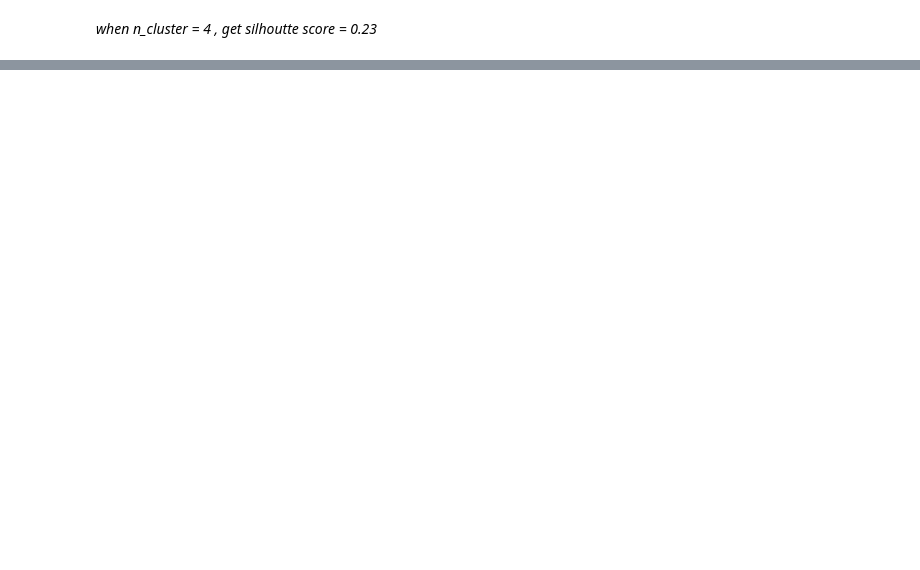
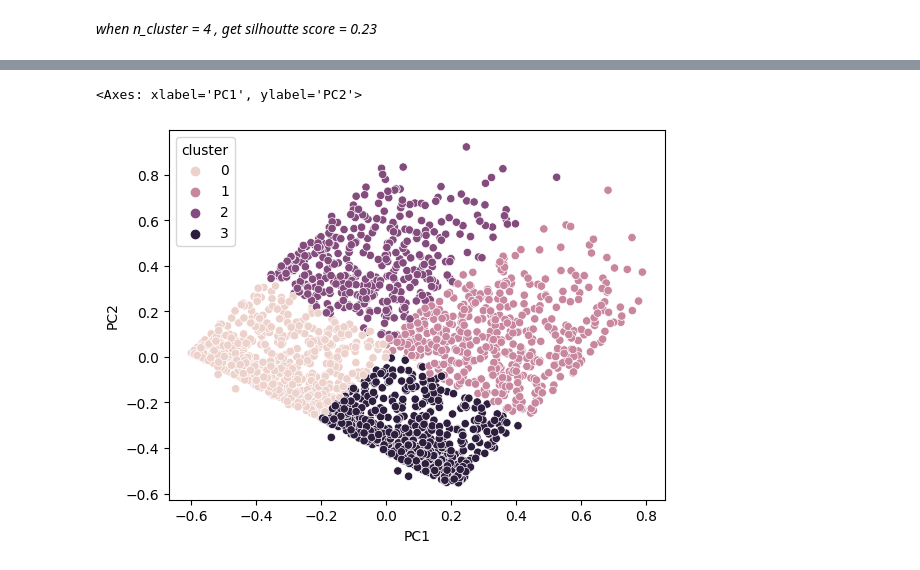
Before and after one commit to masendhy/predict_customer_personality_to_boost_marketing_campaign_by_using_machine_learning, a Jupyter notebook: predict_customer_personality_to_boost_marketing_campaign_by_using_machine_learning.ipynb, the cells around one changed output, grey strips where cells are left out. Cells and saved outputs as stored; diff of their text form; code cells hidden in the pictures; blank space fills up the shorter version.

```diff
--- a/predict_customer_personality_to_boost_marketing_campaign_by_using_machine_learning.ipynb
+++ b/predict_customer_personality_to_boost_marketing_campaign_by_using_machine_learning.ipynb
@@ -379,0 +412,9 @@ for i, label in enumerate(silhouette_score_arr):
+# %%
+# let's train the model
+from sklearn.cluster import KMeans
+
+kmeans = KMeans(n_clusters=4,init='k-means++',random_state=42)
+kmeans.fit(df_model)
+
+df_model['cluster'] = kmeans.labels_
+dffeatex_drop['cluster'] = kmeans.labels_
@@ -379,0 +437,7 @@ for i, label in enumerate(silhouette_score_arr):
+# %%
+from sklearn.decomposition import PCA
+
+df_pca = df_model.drop(['cluster'],axis=1)
+
+pca = PCA(n_components=2)
+pca.fit(df_pca)
@@ -379,0 +446,6 @@ for i, label in enumerate(silhouette_score_arr):
+# %%
+pca_transformed = pd.DataFrame(pca.transform(df_pca))
+pca_transformed.columns = ['PC1','PC2']
+# %%
+pca_transformed['cluster'] = kmeans.labels_
+pca_transformed.sample(9)
@@ -379,0 +463,6 @@ for i, label in enumerate(silhouette_score_arr):
+# %%
+#lets show the visualization of PCA using scatter plot
+sns.scatterplot(x='PC1',y='PC2',hue='cluster',data=pca_transformed)
+# %% [output]
+<Axes: xlabel='PC1', ylabel='PC2'>
+[figure, added]
```
Also changed, not shown: parts of 13 cells of this notebook.
